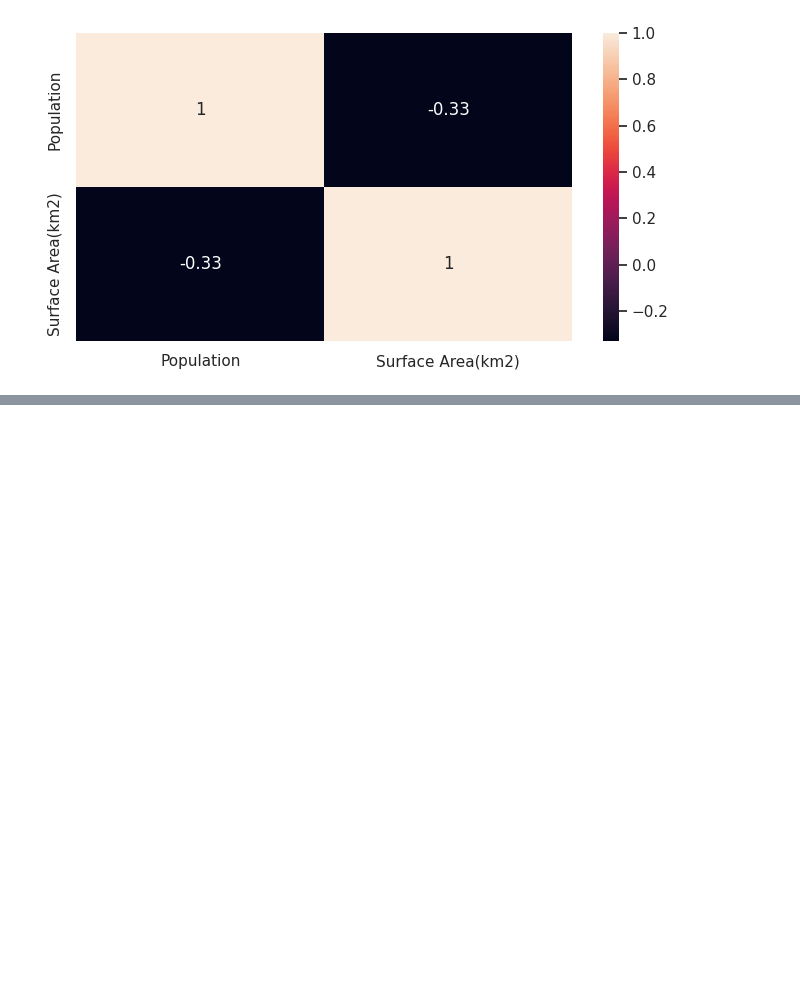
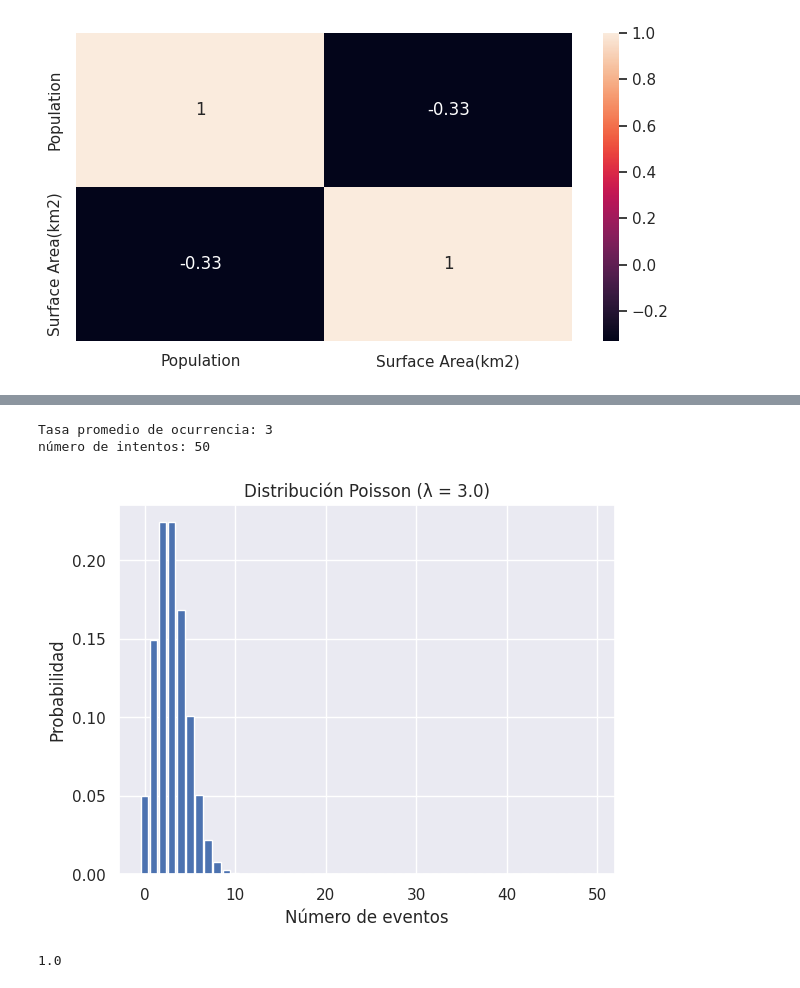
Before and after one commit to AxisAngeles/Smart_Data_DS_AI, a Jupyter notebook: Ejercicios_para_examen.ipynb, the cells around one changed output, grey strips where cells are left out. Cells and saved outputs as stored; diff of their text form; code cells hidden in the pictures; blank space fills up the shorter version.

```diff
--- a/Ejercicios_para_examen.ipynb
+++ b/Ejercicios_para_examen.ipynb
@@ -314,0 +362,26 @@ sns.heatmap(df_plot.corr(), annot=True)
+# %%
+# 1) Función con la fórmula de Dis. Poisson
+# En función de número de eventos (k) y probabilidad de que ocurran "k" eventos
+
+def poisson_pmf(k, lam):
+    return math.exp(-lam) * (lam**k) / math.factorial(k)
+
+lam = float(input("Tasa promedio de ocurrencia: "))
+n = int(input("número de intentos: "))
+
+ks = list(range(0, n))
+probs = [poisson_pmf(k, lam) for k in ks]
+
+plt.figure()
+plt.bar(ks, probs)
+plt.title(f"Distribución Poisson (λ = {lam})")
+plt.xlabel("Número de eventos")
+plt.ylabel("Probabilidad")
+plt.show()
+
+sum(probs)
+# %% [output]
+Tasa promedio de ocurrencia: 3
+número de intentos: 50
+[figure, added]
+1.0
```
Also changed, not shown: parts of 11 cells of this notebook.
